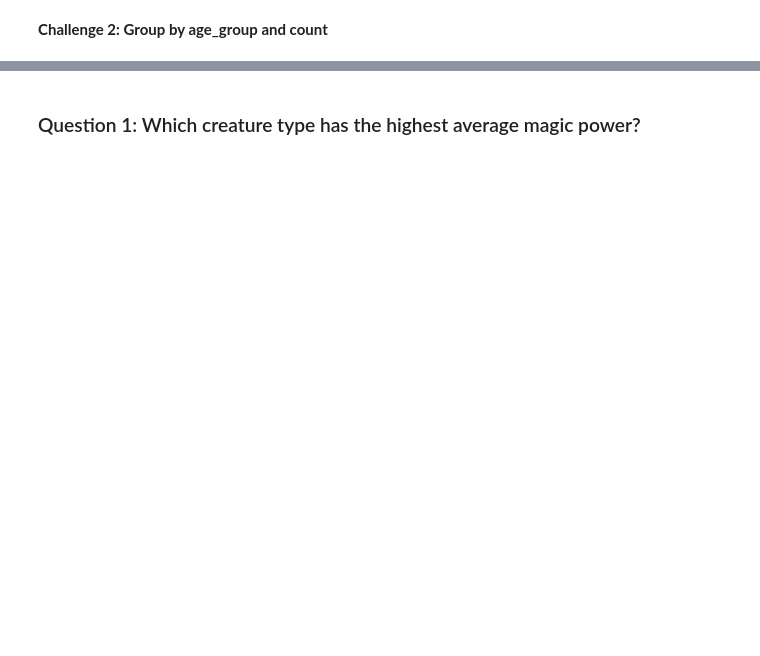
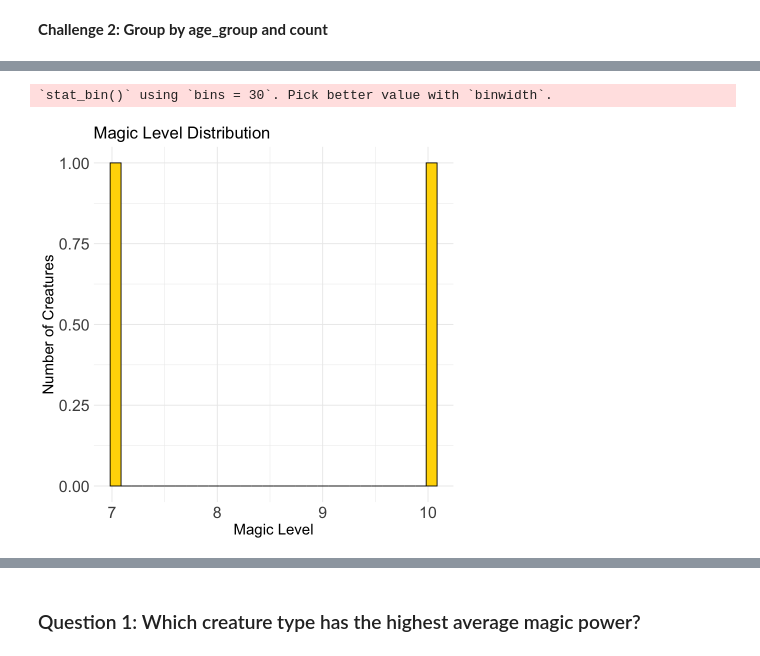
Before and after one commit to skysheng7/data_science_for_kids, a Jupyter notebook: docs/day03/solutions/day03_spell_solutions_nb.ipynb, the cells around one changed output, grey strips where cells are left out. Cells and saved outputs as stored; diff of their text form; code cells hidden in the pictures; blank space fills up the shorter version.

```diff
--- a/docs/day03/solutions/day03_spell_solutions_nb.ipynb
+++ b/docs/day03/solutions/day03_spell_solutions_nb.ipynb
@@ -76,0 +445,16 @@ age_totals <- creature_data %>%  group_by(creature_type) %>%  summarize(average_
+# %%
+# Look at magic levels
+magic_histogram <- ggplot(creature_data, aes(x = magic_power)) +
+  geom_histogram(fill = "gold", color = "black") +
+  labs(title = "Magic Level Distribution",
+       x = "Magic Level",
+       y = "Number of Creatures")+
+  theme_minimal() +
+  theme(text = element_text(size = 16),
+        plot.title = element_text(size = 20),
+        axis.title = element_text(size = 18),
+        axis.text = element_text(size = 19))
+print(magic_histogram)
+# %% [output]
+`stat_bin()` using `bins = 30`. Pick better value with `binwidth`.
+[figure, added]
```
Also changed, not shown: parts of 90 cells of this notebook, 14 other files.
